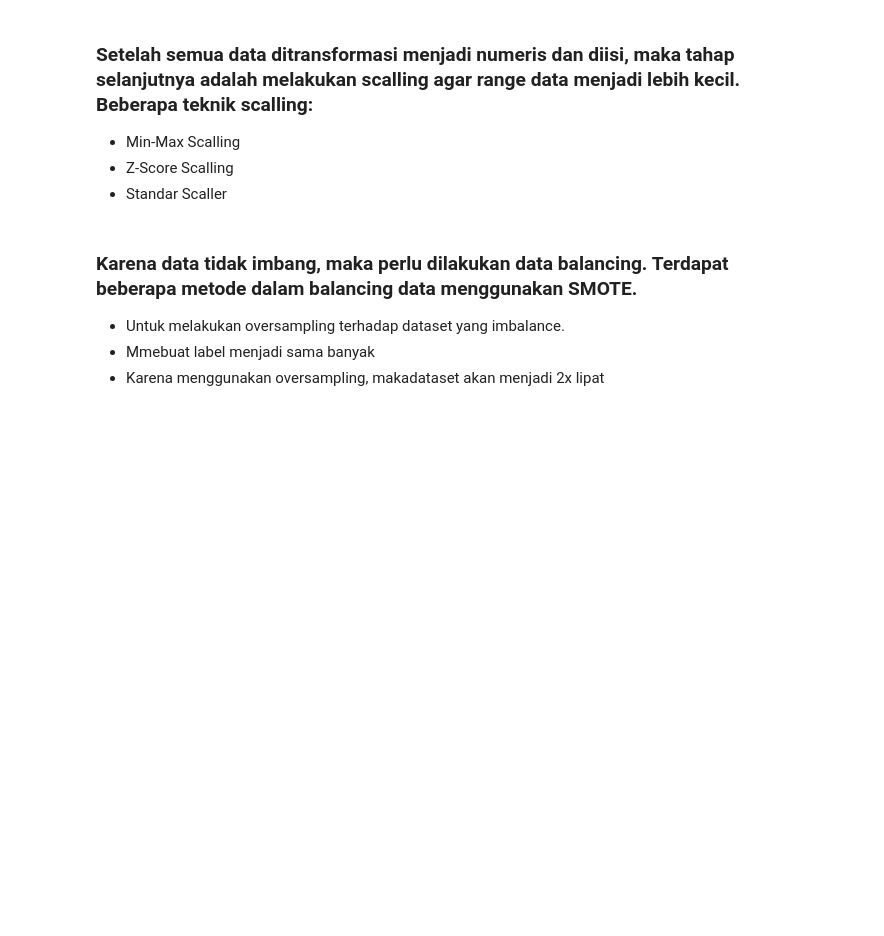
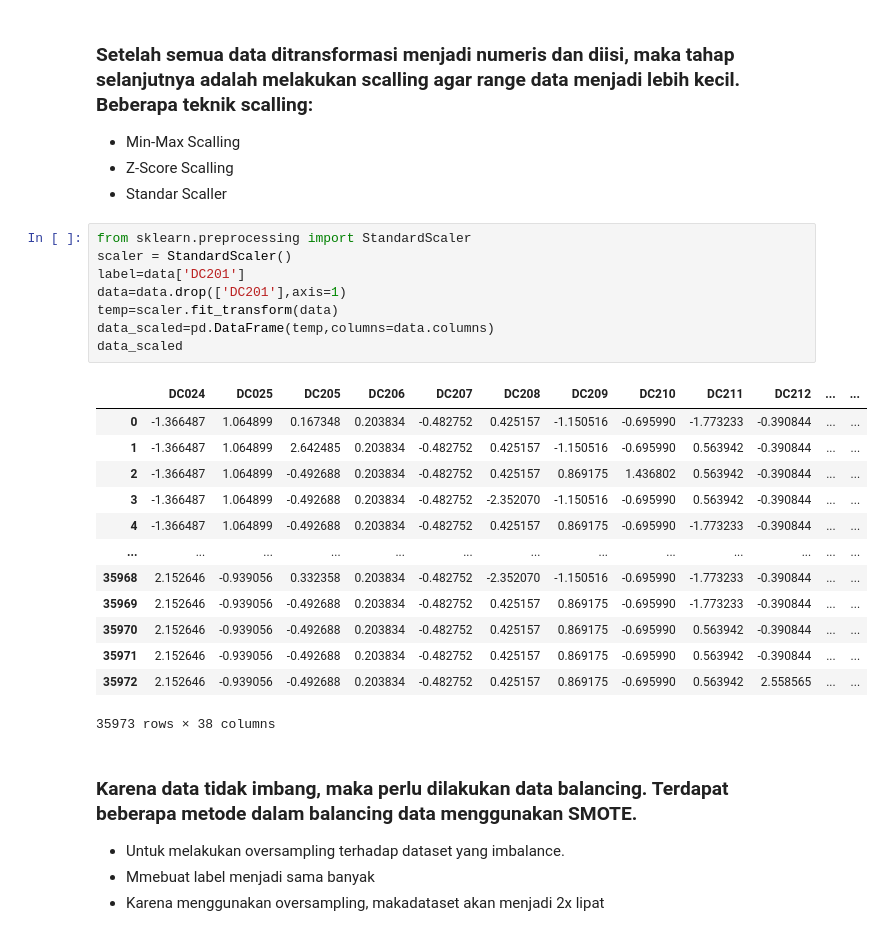
Before and after one commit to adrianuscharlie/DSC, a Jupyter notebook: data_preprocessing.ipynb, the cells around one changed output. Drawn from its saved outputs; the diff is of its cells as text; blank space fills up the shorter version.

```diff
--- a/data_preprocessing.ipynb
+++ b/data_preprocessing.ipynb
@@ -206,6 +206,28 @@ dtype: int64
 - Min-Max Scalling
 - Z-Score Scalling
 - Standar Scaller
+# %%
+from sklearn.preprocessing import StandardScaler
+scaler = StandardScaler()
+label=data['DC201']
+data=data.drop(['DC201'],axis=1)
+temp=scaler.fit_transform(data)
+data_scaled=pd.DataFrame(temp,columns=data.columns)
+data_scaled
+# %% [output]
+|  | DC024 | DC025 | DC205 | DC206 | DC207 | DC208 | DC209 | DC210 | DC211 | DC212 | ... | ... |
+| 0 | -1.366487 | 1.064899 | 0.167348 | 0.203834 | -0.482752 | 0.425157 | -1.150516 | -0.695990 | -1.773233 | -0.390844 | ... | ... |
+| 1 | -1.366487 | 1.064899 | 2.642485 | 0.203834 | -0.482752 | 0.425157 | -1.150516 | -0.695990 | 0.563942 | -0.390844 | ... | ... |
+| 2 | -1.366487 | 1.064899 | -0.492688 | 0.203834 | -0.482752 | 0.425157 | 0.869175 | 1.436802 | 0.563942 | -0.390844 | ... | ... |
+| 3 | -1.366487 | 1.064899 | -0.492688 | 0.203834 | -0.482752 | -2.352070 | -1.150516 | -0.695990 | 0.563942 | -0.390844 | ... | ... |
+| 4 | -1.366487 | 1.064899 | -0.492688 | 0.203834 | -0.482752 | 0.425157 | 0.869175 | -0.695990 | -1.773233 | -0.390844 | ... | ... |
+| ... | ... | ... | ... | ... | ... | ... | ... | ... | ... | ... | ... | ... |
+| 35968 | 2.152646 | -0.939056 | 0.332358 | 0.203834 | -0.482752 | -2.352070 | -1.150516 | -0.695990 | -1.773233 | -0.390844 | ... | ... |
+| 35969 | 2.152646 | -0.939056 | -0.492688 | 0.203834 | -0.482752 | 0.425157 | 0.869175 | -0.695990 | -1.773233 | -0.390844 | ... | ... |
+| 35970 | 2.152646 | -0.939056 | -0.492688 | 0.203834 | -0.482752 | 0.425157 | 0.869175 | -0.695990 | 0.563942 | -0.390844 | ... | ... |
+| 35971 | 2.152646 | -0.939056 | -0.492688 | 0.203834 | -0.482752 | 0.425157 | 0.869175 | -0.695990 | 0.563942 | -0.390844 | ... | ... |
+| 35972 | 2.152646 | -0.939056 | -0.492688 | 0.203834 | -0.482752 | 0.425157 | 0.869175 | -0.695990 | 0.563942 | 2.558565 | ... | ... |
+35973 rows × 38 columns
 # %% [markdown]
 ### Karena data tidak imbang, maka perlu dilakukan data balancing. Terdapat beberapa metode dalam balancing data menggunakan SMOTE.
 - Untuk melakukan oversampling terhadap dataset yang imbalance.
```
Also changed, not shown: parts of 5 cells of this notebook, 5 other files.
